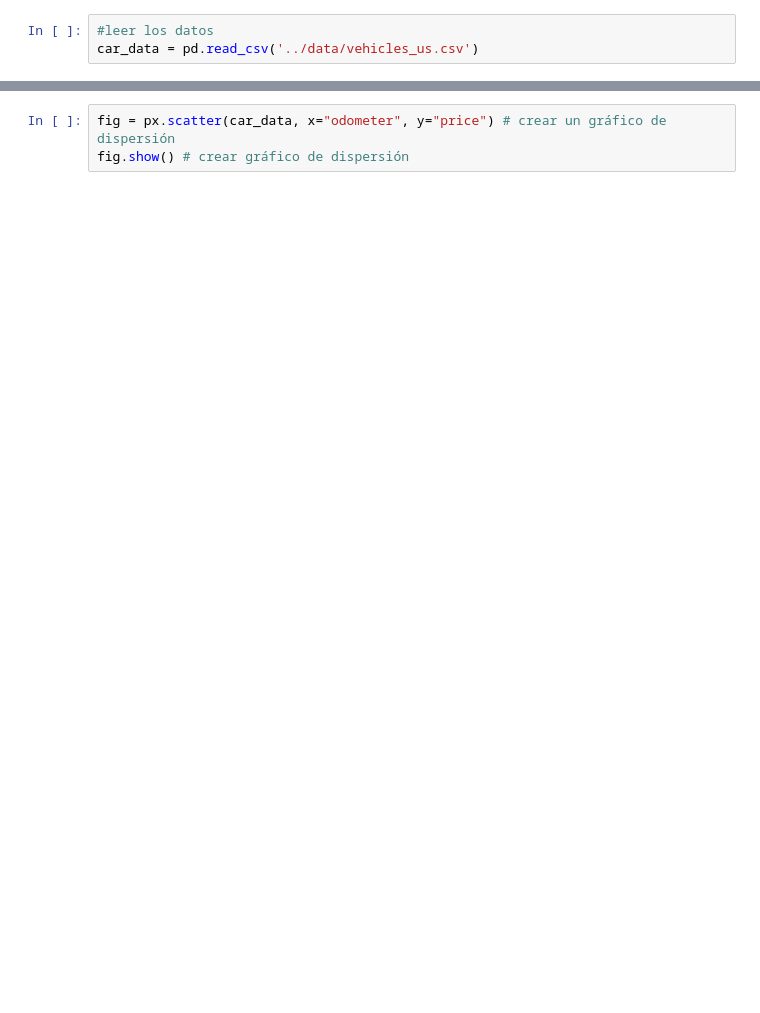
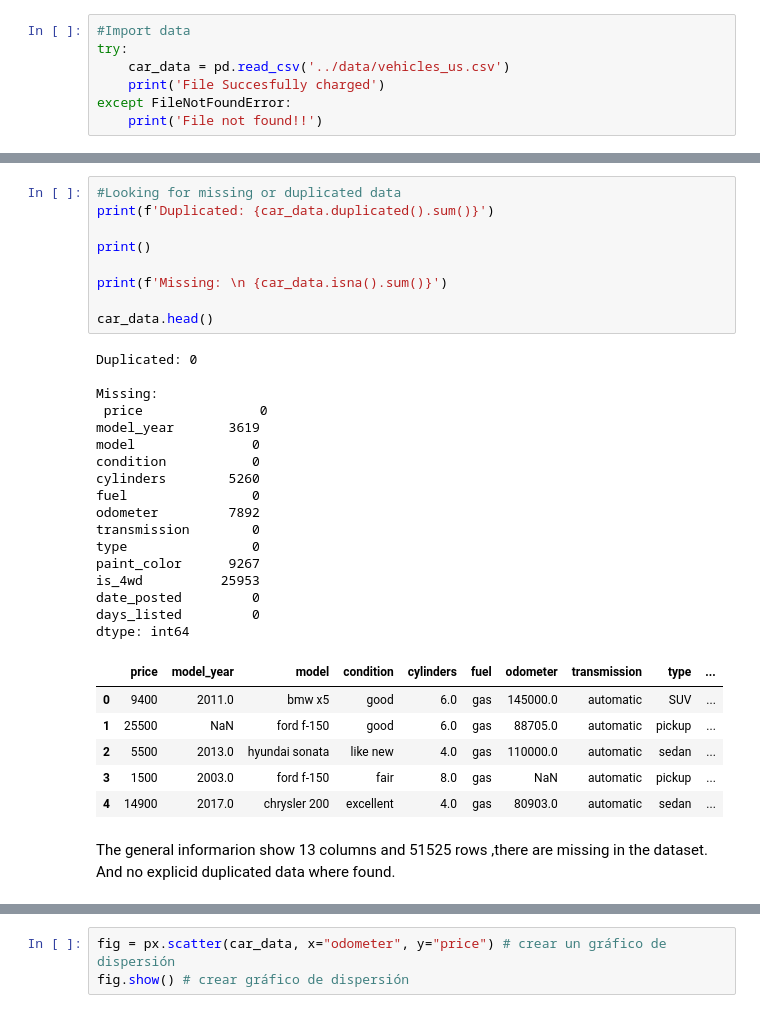
Before and after one commit to uhserZ/vehicles_EDA, a Jupyter notebook: notebooks/EDA.ipynb, the cells around one changed output, grey strips where cells are left out. Drawn from its saved outputs; the diff is of its cells as text; blank space fills up the shorter version.

Commit message:
finding missing or duplicate.

```diff
--- a/notebooks/EDA.ipynb
+++ b/notebooks/EDA.ipynb
@@ -3,5 +3,9 @@
 import pandas as pd
 import plotly.express as px
 # %%
-#leer los datos
-car_data = pd.read_csv('../data/vehicles_us.csv')
+#Import data
+try:
+    car_data = pd.read_csv('../data/vehicles_us.csv')
+    print('File Succesfully charged')
+except FileNotFoundError:
+    print('File not found!!')
@@ -7,0 +38,35 @@ car_data = pd.read_csv('../data/vehicles_us.csv')
+# %%
+#Looking for missing or duplicated data
+print(f'Duplicated: {car_data.duplicated().sum()}')
+
+print()
+
+print(f'Missing: \n {car_data.isna().sum()}')
+
+car_data.head()
+# %% [output]
+Duplicated: 0
+
+Missing:
+ price               0
+model_year       3619
+model               0
+condition           0
+cylinders        5260
+fuel                0
+odometer         7892
+transmission        0
+type                0
+paint_color      9267
+is_4wd          25953
+date_posted         0
+days_listed         0
+dtype: int64
+|  | price | model_year | model | condition | cylinders | fuel | odometer | transmission | type | ... |
+| 0 | 9400 | 2011.0 | bmw x5 | good | 6.0 | gas | 145000.0 | automatic | SUV | ... |
+| 1 | 25500 | NaN | ford f-150 | good | 6.0 | gas | 88705.0 | automatic | pickup | ... |
+| 2 | 5500 | 2013.0 | hyundai sonata | like new | 4.0 | gas | 110000.0 | automatic | sedan | ... |
+| 3 | 1500 | 2003.0 | ford f-150 | fair | 8.0 | gas | NaN | automatic | pickup | ... |
+| 4 | 14900 | 2017.0 | chrysler 200 | excellent | 4.0 | gas | 80903.0 | automatic | sedan | ... |
+# %% [markdown]
+The general informarion show 13 columns and 51525 rows ,there are missing in the dataset. And no explicid duplicated data where found.
```
Also changed, not shown: parts of 5 cells of this notebook.
